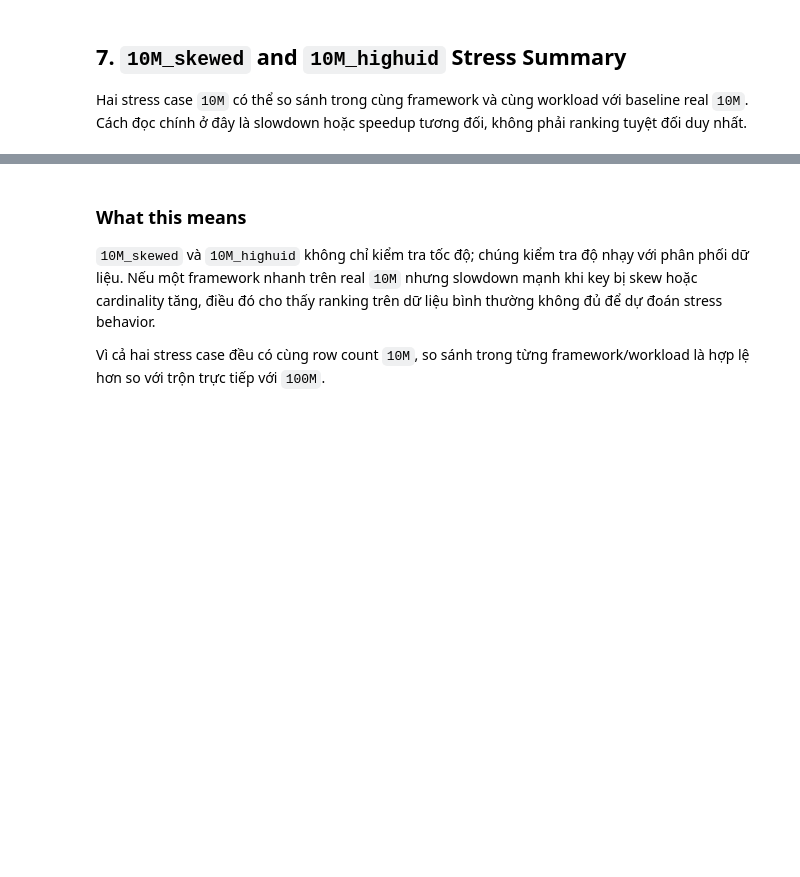
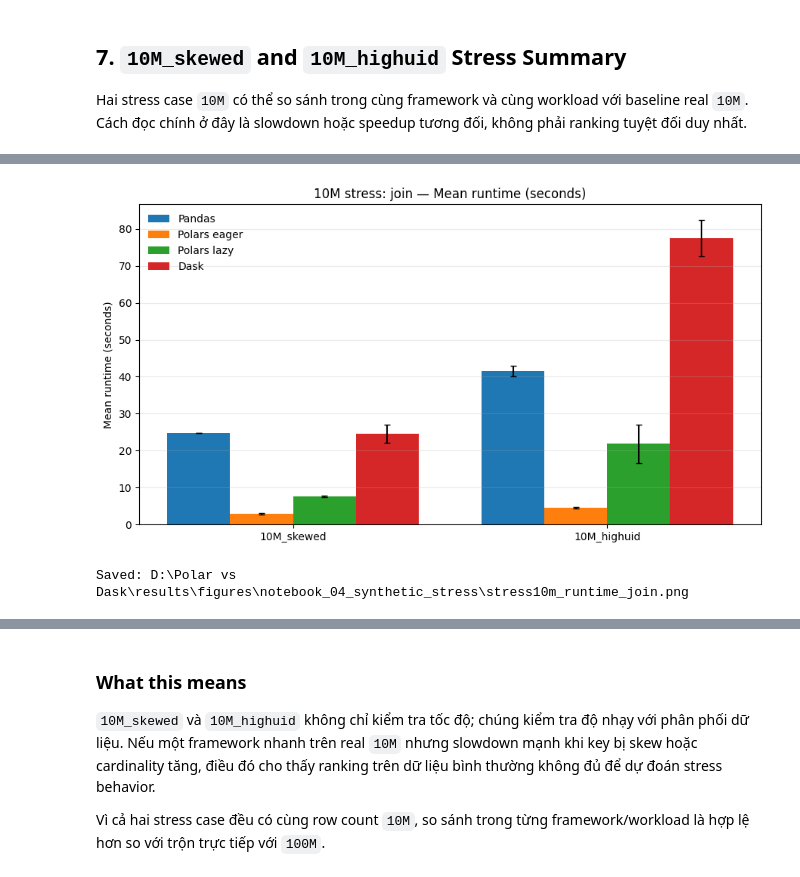
Before and after one commit to thisYui/Polars-vs-Dask, a Jupyter notebook: notebooks/benchmark/04_synthetic_stress.ipynb, the cells around one changed output, grey strips where cells are left out. Saved outputs shown, nothing was run; the diff lists cells and outputs as text; code cells hidden in the pictures; blank space fills up the shorter version.

```diff
--- a/notebooks/benchmark/04_synthetic_stress.ipynb
+++ b/notebooks/benchmark/04_synthetic_stress.ipynb
@@ -450,0 +806,10 @@ for metric, ylabel, filename_prefix in [
+# %%
+plot_stress10m_single(
+    workload="join",
+    metric="time_mean_s",
+    ylabel="Mean runtime (seconds)",
+    filename_prefix="stress10m_runtime",
+)
+# %% [output]
+[figure, added]
+Saved: D:\Polar vs Dask\results\figures\notebook_04_synthetic_stress\stress10m_runtime_join.png
```
Also changed, not shown: parts of 48 cells of this notebook, 37 other files.
